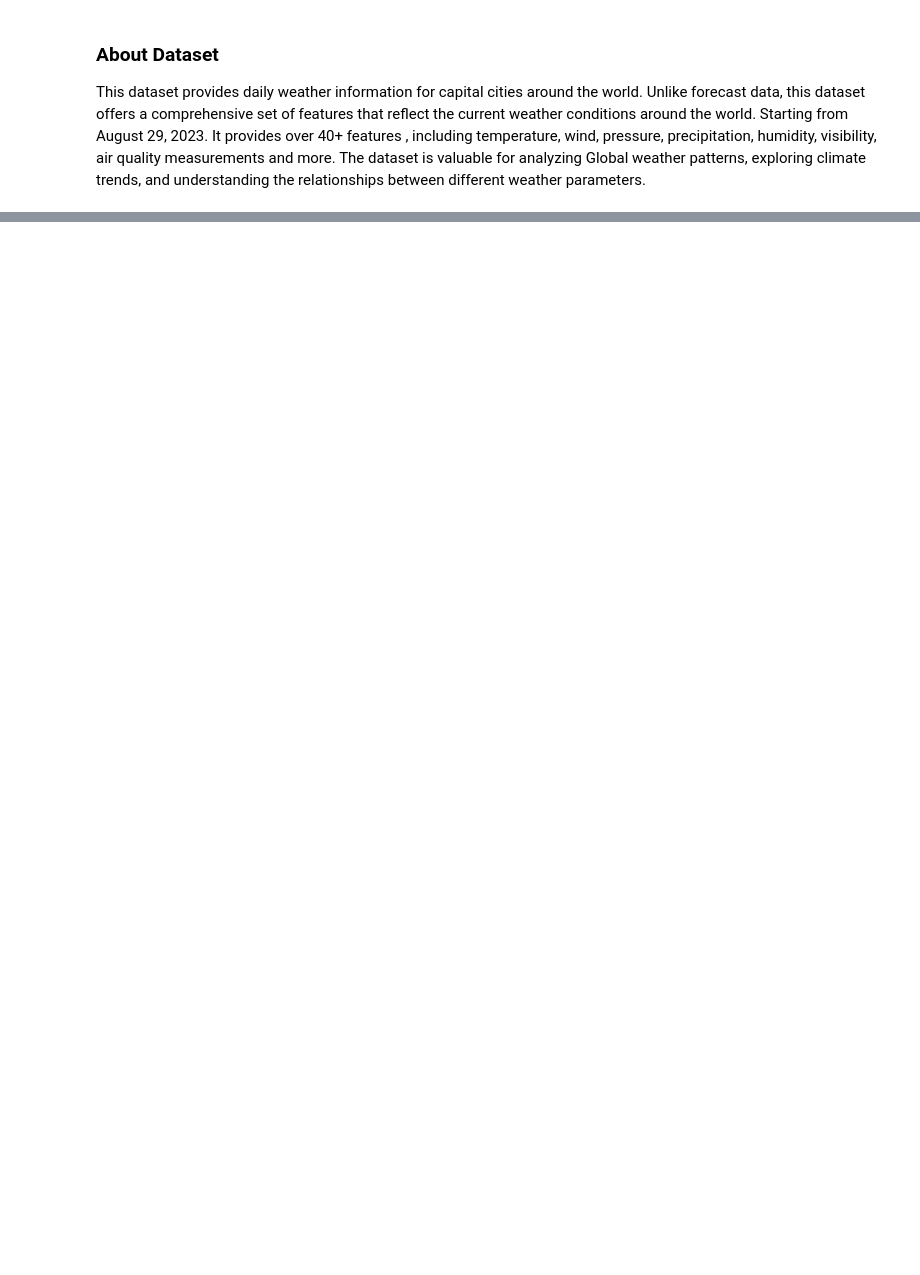
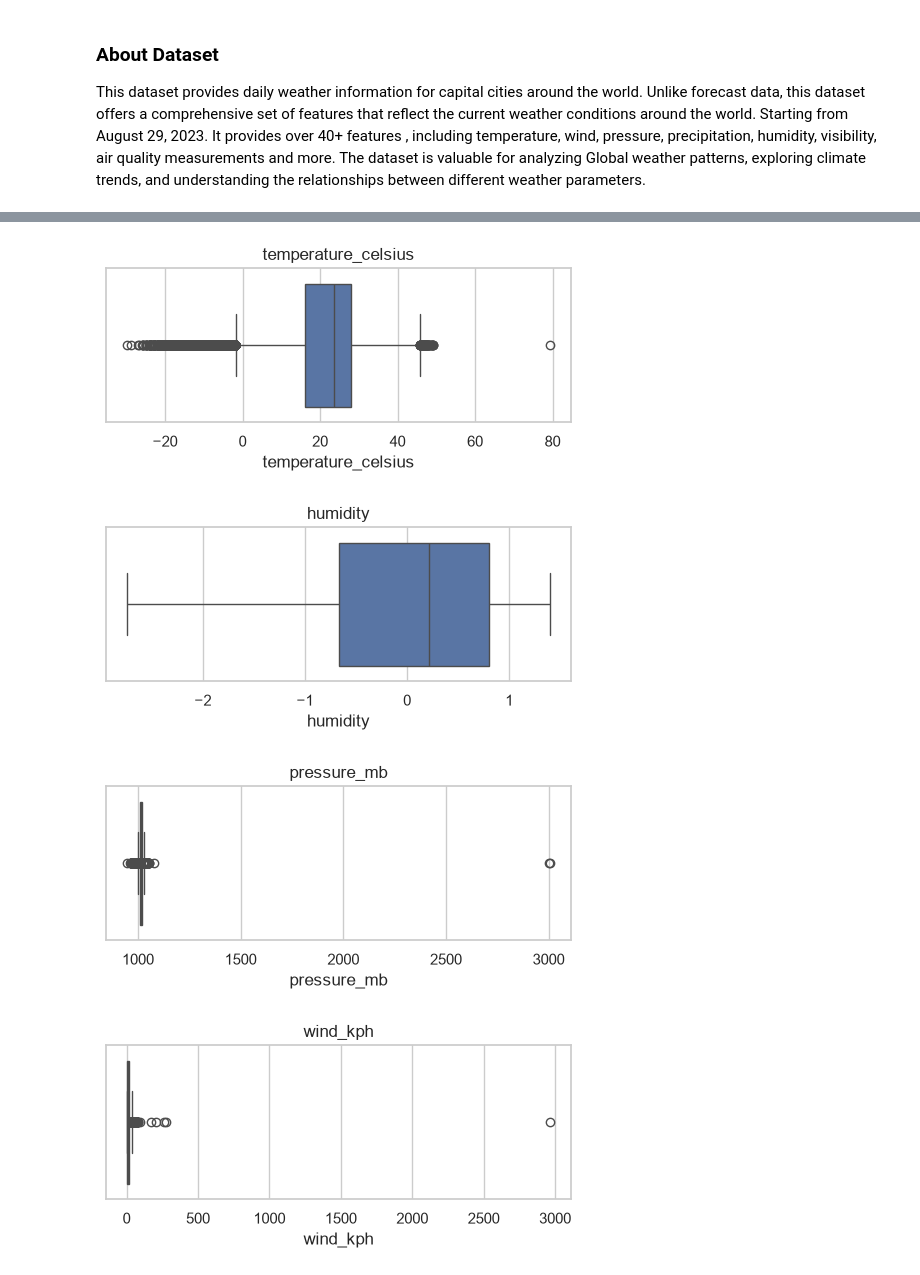
Before and after one commit to Immanuel2004/PM-Accelerator, a Jupyter notebook: DataScience/notebooks/Experiments.ipynb, the cells around one changed output, grey strips where cells are left out. Cells and saved outputs as stored; diff of their text form; code cells hidden in the pictures; blank space fills up the shorter version.

```diff
--- a/DataScience/notebooks/Experiments.ipynb
+++ b/DataScience/notebooks/Experiments.ipynb
@@ -21,0 +201,11 @@ import warnings
+# %%
+for col in important:
+    plt.figure(figsize=(6,2))
+    sns.boxplot(x=df[col])
+    plt.title(col)
+    plt.show()
+# %% [output]
+[figure, added]
+[figure, added]
+[figure, added]
+[figure, added]
```
Also changed, not shown: parts of 101 cells of this notebook, 13 other files.
